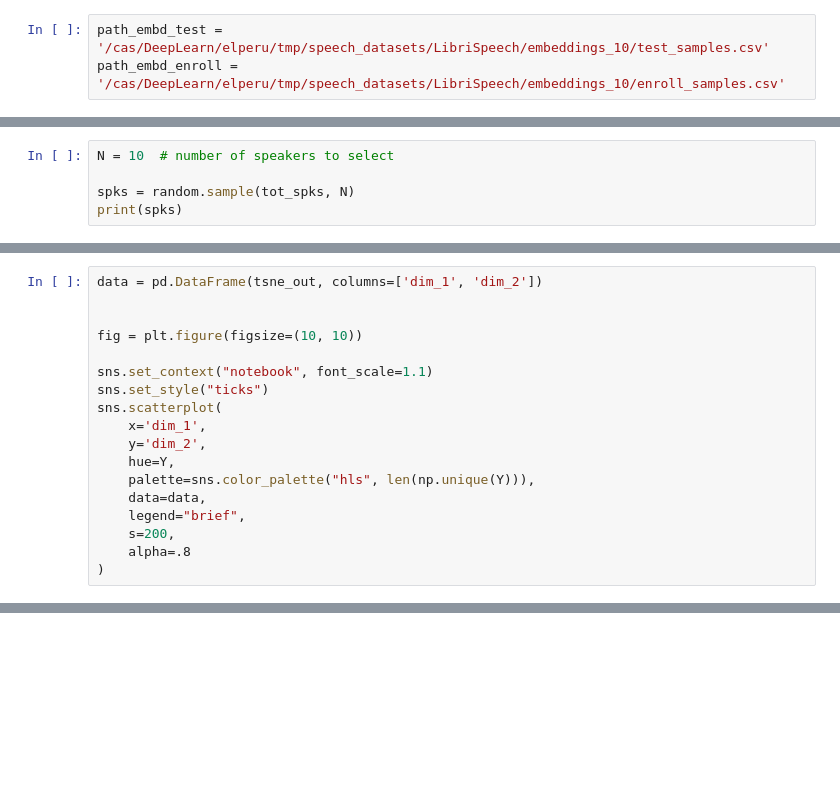
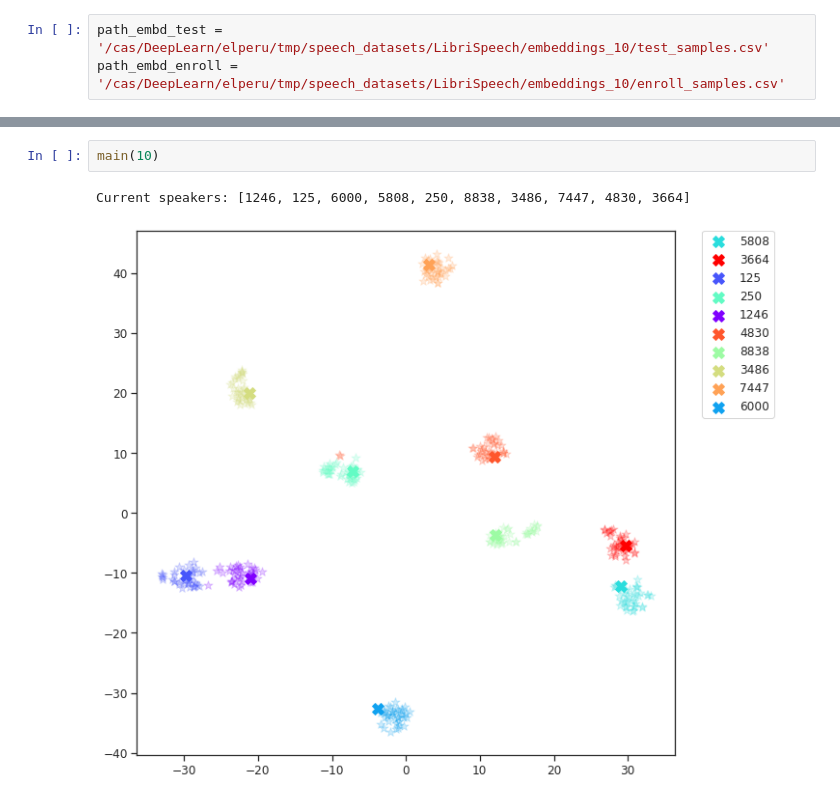
Before and after one commit to helia95/SpeakerRecognition_tutorial, a Jupyter notebook: notebooks/enroll_vs_test_embeddings_v2.ipynb, the cells around one changed output, grey strips where cells are left out. Saved outputs shown, nothing was run; the diff lists cells and outputs as text; blank space fills up the shorter version.

```diff
--- a/notebooks/enroll_vs_test_embeddings_v2.ipynb
+++ b/notebooks/enroll_vs_test_embeddings_v2.ipynb
@@ -41,5 +36,0 @@ tot_spks = list(enroll_DB['spk_id'].values)
-# %%
-N = 10  # number of speakers to select
-
-spks = random.sample(tot_spks, N)
-print(spks)
@@ -99,18 +83,0 @@ import seaborn as sns
-# %%
-data = pd.DataFrame(tsne_out, columns=['dim_1', 'dim_2'])
-
-
-fig = plt.figure(figsize=(10, 10))
-
-sns.set_context("notebook", font_scale=1.1)
-sns.set_style("ticks")
-sns.scatterplot(
-    x='dim_1',
-    y='dim_2',
-    hue=Y,
-    palette=sns.color_palette("hls", len(np.unique(Y))),
-    data=data,
-    legend="brief",
-    s=200,
-    alpha=.8
-)
@@ -119,0 +84,5 @@ sns.scatterplot(
+# %%
+main(10)
+# %% [output]
+Current speakers: [1246, 125, 6000, 5808, 250, 8838, 3486, 7447, 4830, 3664]
+[figure, added]
```
Also changed, not shown: parts of 14 cells of this notebook, 6 other files.
